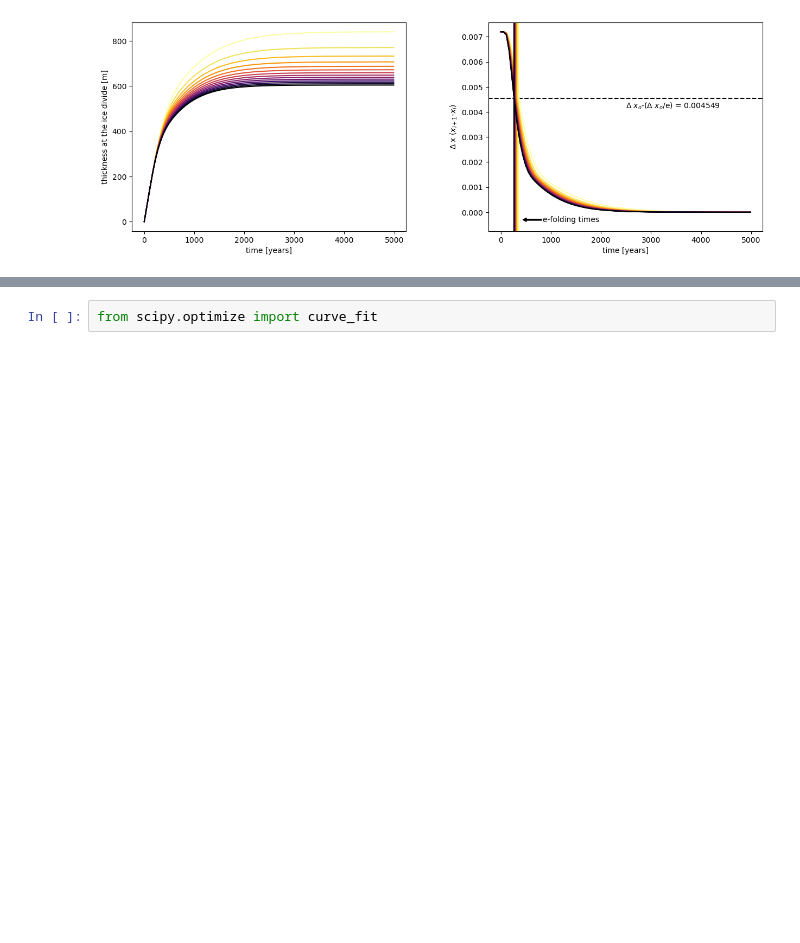
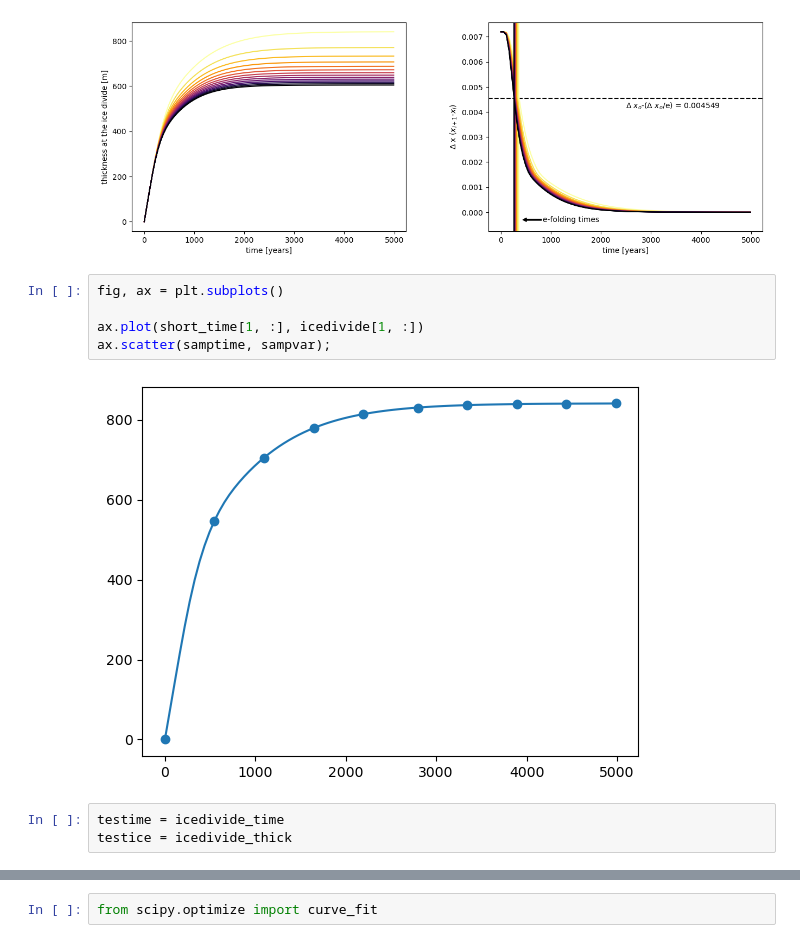
Before and after one commit to JGCAITLIN/glaciology, a Jupyter notebook: final_proj/glac23_final_proj.ipynb, the cells around one changed output, grey strips where cells are left out. Drawn from its saved outputs; the diff is of its cells as text; blank space fills up the shorter version.

```diff
--- a/final_proj/glac23_final_proj.ipynb
+++ b/final_proj/glac23_final_proj.ipynb
@@ -269,3 +268,13 @@ axs[1].arrow(efold_times[-1]+550, -0.0003, -300, 0, width=0.00005, head_length=7
 axs[1].text(efold_times[-1]+580, -0.00038, 'e-folding times');
 # %% [output]
 [figure]
+# %%
+fig, ax = plt.subplots()
+
+ax.plot(short_time[1, :], icedivide[1, :])
+ax.scatter(samptime, sampvar);
+# %% [output]
+[figure, added]
+# %%
+testime = icedivide_time
+testice = icedivide_thick
```
Also changed, not shown: parts of 8 cells of this notebook.
